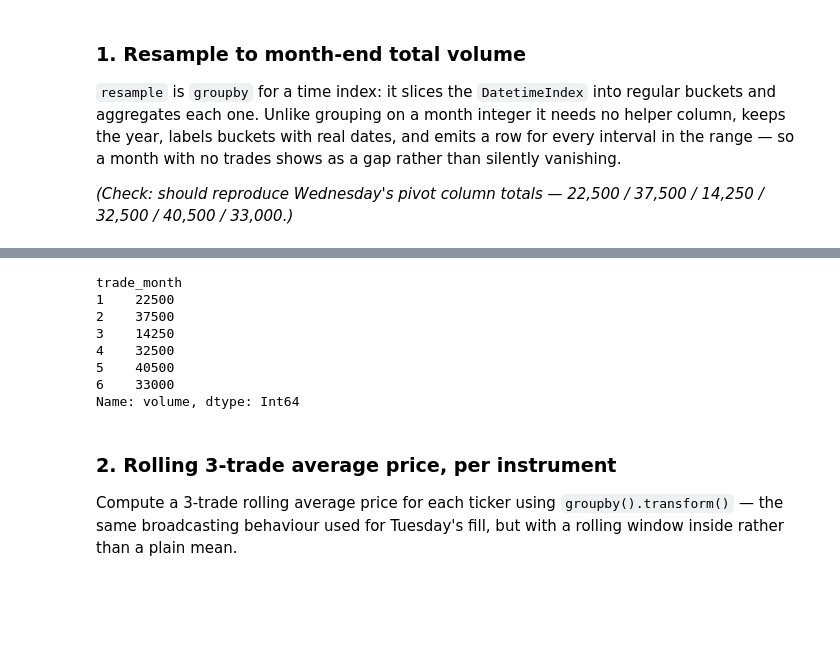
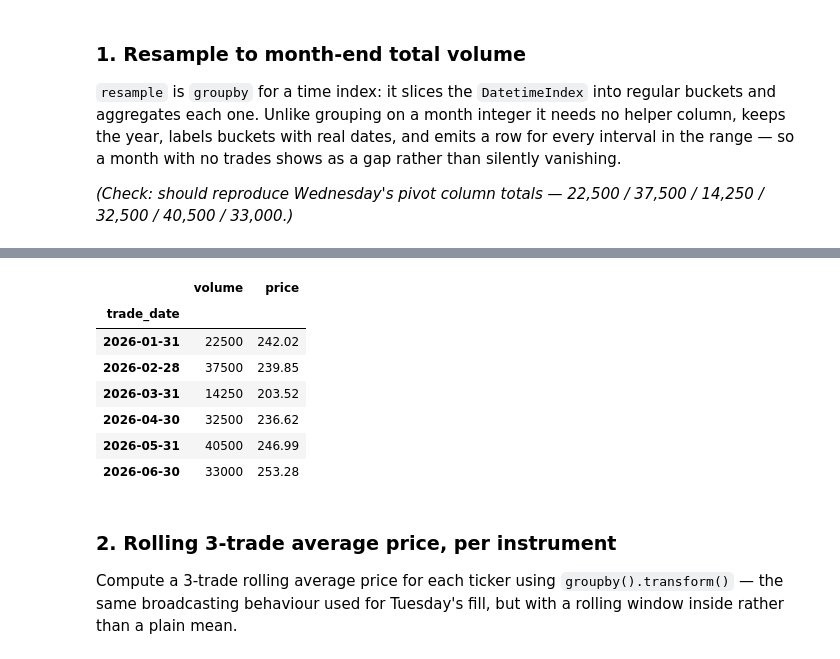
Before and after one commit to mryiadom/gcp-de-portfolio, a Jupyter notebook: notebooks/01_cleaning.ipynb, the cells around one changed output, grey strips where cells are left out. Cells and saved outputs as stored; diff of their text form; code cells hidden in the pictures; blank space fills up the shorter version.

```diff
--- a/notebooks/01_cleaning.ipynb
+++ b/notebooks/01_cleaning.ipynb
@@ -450,11 +438,0 @@ raw_trades
-# %%
-raw_trades.groupby(raw_trades['trade_month'])['volume'].sum()
-# %% [output]
-trade_month
-1    22500
-2    37500
-3    14250
-4    32500
-5    40500
-6    33000
-Name: volume, dtype: Int64
@@ -461,3 +441,14 @@ Name: volume, dtype: Int64
+# %%
+raw_trades.resample('ME').agg({'volume': 'sum', 'price': 'mean'}).round(2)
+# %% [output]
+|  | volume | price |
+| trade_date |  |  |
+| 2026-01-31 | 22500 | 242.02 |
+| 2026-02-28 | 37500 | 239.85 |
+| 2026-03-31 | 14250 | 203.52 |
+| 2026-04-30 | 32500 | 236.62 |
+| 2026-05-31 | 40500 | 246.99 |
+| 2026-06-30 | 33000 | 253.28 |
 # %% [markdown]
 ### 2. Rolling 3-trade average price, per instrument
 
```
Also changed, not shown: parts of 6 cells of this notebook.
